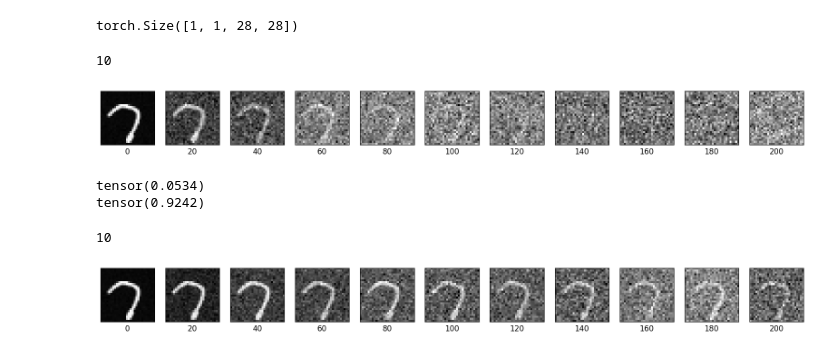
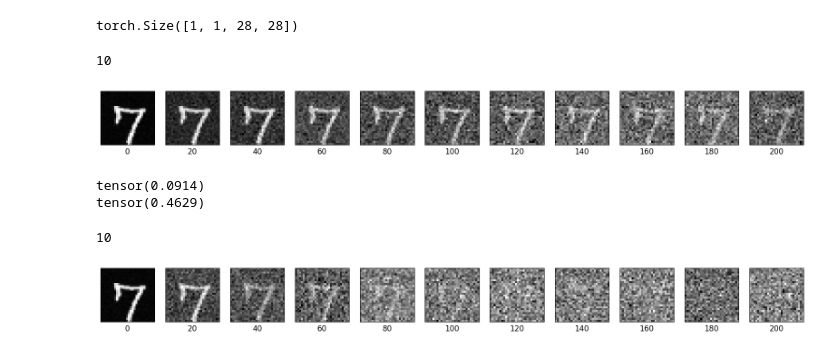
Before and after one commit to Ellie749/Diffusion_Model_From_Scratch, a Jupyter notebook: src/experiments.ipynb, the cells around one changed output. Cells and saved outputs as stored; diff of their text form; code cells hidden in the pictures.

```diff
--- a/src/experiments.ipynb
+++ b/src/experiments.ipynb
@@ -144,42 +127,42 @@ torch.Size([1, 1, 28, 28])
 # %%
 imgs = []
 for i in range(10):
-    imgs.append(torch.squeeze(forward(images[0], i*20)))
+    imgs.append(torch.squeeze(forward(images[8], i*20)))
 print(len(imgs))
-imgs.append(torch.squeeze(forward(images[0], 199)))
+imgs.append(torch.squeeze(forward(images[8], 199)))
 
 
 plt.figure(figsize=(20, 20))
 for i in range(len(imgs)):
     plt.subplot(1, 11, i+1)
     plt.imshow(imgs[i], cmap='gray')
     plt.xticks([])  #hide
     plt.yticks([])
     plt.xlabel(str(i*20), fontsize=12)
 
 
 plt.show()
 # %% [output]
 10
-[figure, old version]
+[figure, new version]
 # %%
 print(imgs[-1].mean())
 print(imgs[-1].std())
 # %% [output]
-tensor(0.0534)
-tensor(0.9242)
+tensor(0.0914)
+tensor(0.4629)
 # %%
 T = 200
 IMG_SHAPE = (28, 28, 1)
-betas = np.linspace(1e-4, 0.002, T, dtype=np.float32)
+betas = np.linspace(1e-4, 0.02, T, dtype=np.float32)
 alphas = 1 - betas
 alphas_cumprod = np.cumprod(alphas)
 
 imgs = []
 for i in range(10):
-    imgs.append(torch.squeeze(forward(images[0], i*20)))
+    imgs.append(torch.squeeze(forward(images[8], i*20)))
 print(len(imgs))
-imgs.append(torch.squeeze(forward(images[0], 199)))
+imgs.append(torch.squeeze(forward(images[8], 199)))
 
 
 plt.figure(figsize=(20, 20))
@@ -194,7 +177,7 @@ for i in range(len(imgs)):
 plt.show()
 # %% [output]
 10
-[figure, old version]
+[figure, new version]
 # %%
 print(imgs[-1].mean())
 print(imgs[-1].std())
```
Also changed, not shown: parts of 19 cells of this notebook, 1 other file.
